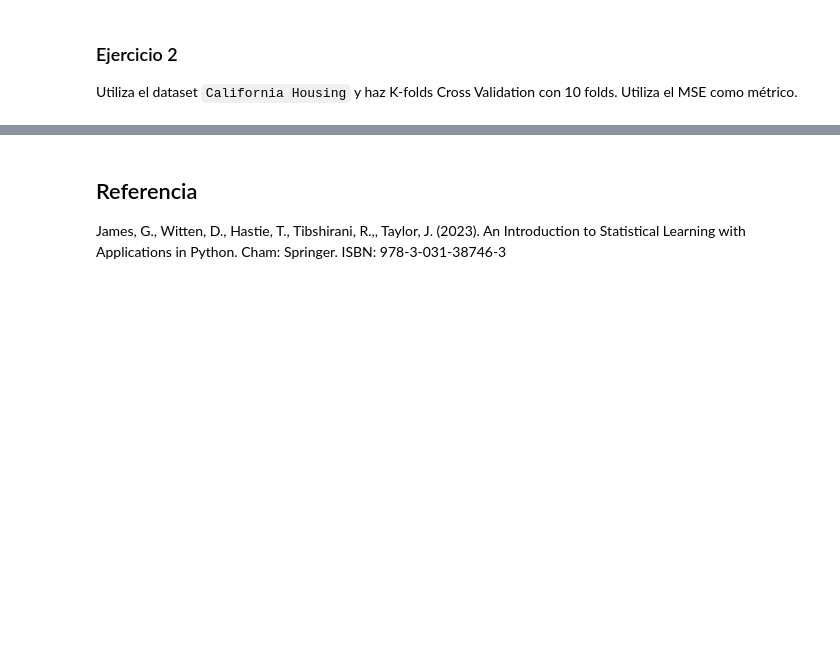
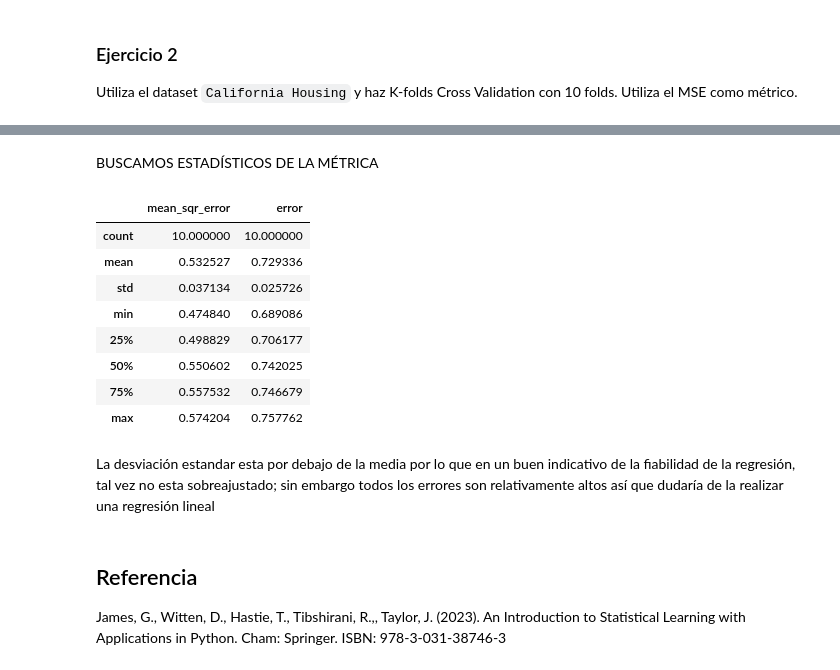
Before and after one commit to navap3206-debug/hello-world, a Jupyter notebook: Lab_R5.ipynb, the cells around one changed output, grey strips where cells are left out. Cells and saved outputs as stored; diff of their text form; code cells hidden in the pictures; blank space fills up the shorter version.

```diff
--- a/Lab_R5.ipynb
+++ b/Lab_R5.ipynb
@@ -196,3 +282,19 @@ Interpreta.
+# %% [markdown]
+BUSCAMOS ESTADÍSTICOS DE LA MÉTRICA
+# %%
+errores.describe()
+# %% [output]
+|  | mean_sqr_error | error |
+| count | 10.000000 | 10.000000 |
+| mean | 0.532527 | 0.729336 |
+| std | 0.037134 | 0.025726 |
+| min | 0.474840 | 0.689086 |
+| 25% | 0.498829 | 0.706177 |
+| 50% | 0.550602 | 0.742025 |
+| 75% | 0.557532 | 0.746679 |
+| max | 0.574204 | 0.757762 |
+# %% [markdown]
+La desviación estandar esta por debajo de la media por lo que en un buen indicativo de la fiabilidad de la regresión, tal vez no esta sobreajustado; sin embargo todos los errores son relativamente altos así que dudaría de la realizar una regresión lineal
 # %% [markdown]
 ## Referencia
 
```
Also changed, not shown: parts of 21 cells of this notebook.
